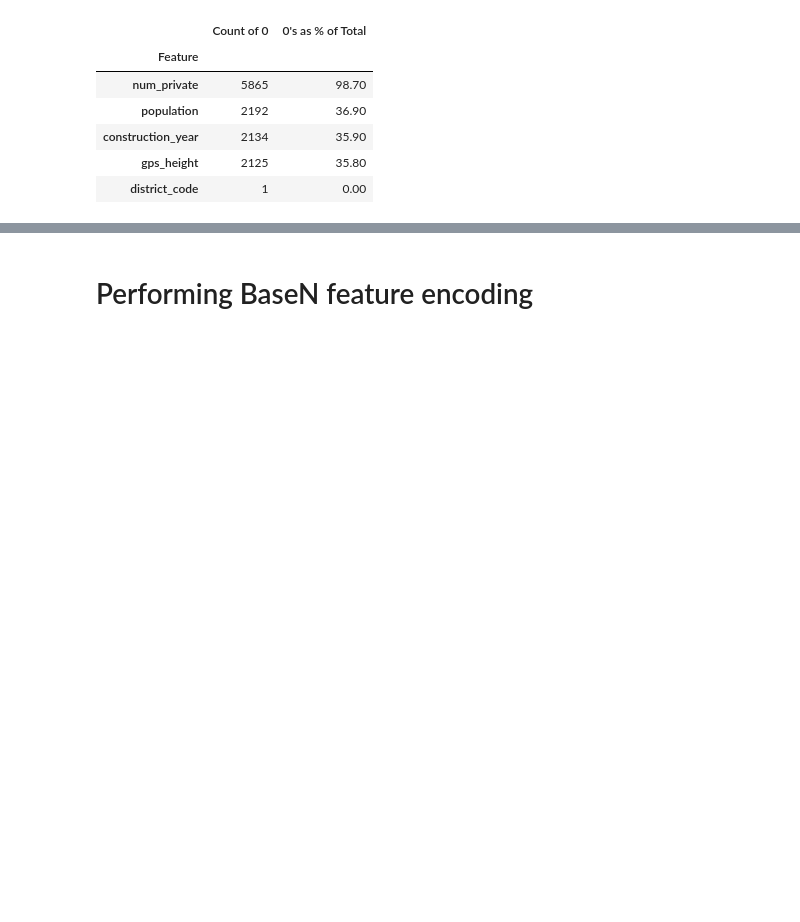
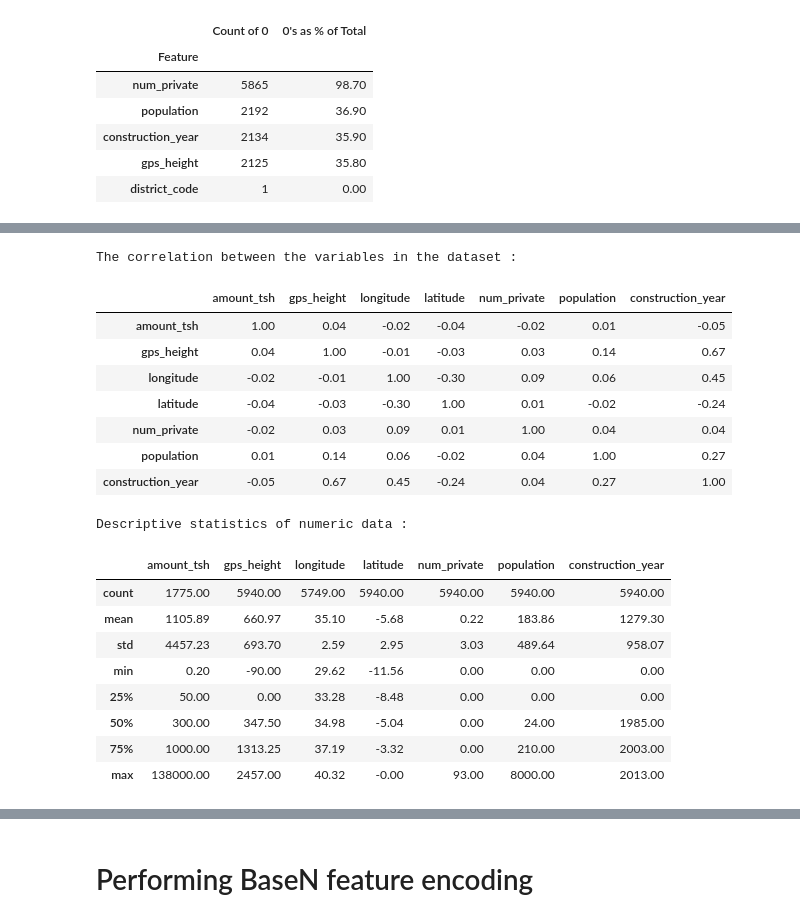
Before and after one commit to KCristopher/drivendata_competitions, a Jupyter notebook: data_mining_water_table/pump_water.ipynb, the cells around one changed output, grey strips where cells are left out. Drawn from its saved outputs; the diff is of its cells as text; code cells hidden in the pictures; blank space fills up the shorter version.

```diff
--- a/data_mining_water_table/pump_water.ipynb
+++ b/data_mining_water_table/pump_water.ipynb
@@ -3763 +3757,23 @@ Unique values from id, limited to 30
 dtype: object
+# %%
+summarize_numeric_data(X_test, exclude = [c for c in X_test.columns if 'code' in c])
+# %% [output]
+The correlation between the variables in the dataset :
+|  | amount_tsh | gps_height | longitude | latitude | num_private | population | construction_year |
+| amount_tsh | 1.00 | 0.04 | -0.02 | -0.04 | -0.02 | 0.01 | -0.05 |
+| gps_height | 0.04 | 1.00 | -0.01 | -0.03 | 0.03 | 0.14 | 0.67 |
+| longitude | -0.02 | -0.01 | 1.00 | -0.30 | 0.09 | 0.06 | 0.45 |
+| latitude | -0.04 | -0.03 | -0.30 | 1.00 | 0.01 | -0.02 | -0.24 |
+| num_private | -0.02 | 0.03 | 0.09 | 0.01 | 1.00 | 0.04 | 0.04 |
+| population | 0.01 | 0.14 | 0.06 | -0.02 | 0.04 | 1.00 | 0.27 |
+| construction_year | -0.05 | 0.67 | 0.45 | -0.24 | 0.04 | 0.27 | 1.00 |
+Descriptive statistics of numeric data :
+|  | amount_tsh | gps_height | longitude | latitude | num_private | population | construction_year |
+| count | 1775.00 | 5940.00 | 5749.00 | 5940.00 | 5940.00 | 5940.00 | 5940.00 |
+| mean | 1105.89 | 660.97 | 35.10 | -5.68 | 0.22 | 183.86 | 1279.30 |
+| std | 4457.23 | 693.70 | 2.59 | 2.95 | 3.03 | 489.64 | 958.07 |
+| min | 0.20 | -90.00 | 29.62 | -11.56 | 0.00 | 0.00 | 0.00 |
+| 25% | 50.00 | 0.00 | 33.28 | -8.48 | 0.00 | 0.00 | 0.00 |
+| 50% | 300.00 | 347.50 | 34.98 | -5.04 | 0.00 | 24.00 | 1985.00 |
+| 75% | 1000.00 | 1313.25 | 37.19 | -3.32 | 0.00 | 210.00 | 2003.00 |
+| max | 138000.00 | 2457.00 | 40.32 | -0.00 | 93.00 | 8000.00 | 2013.00 |
```
Also changed, not shown: parts of 26 cells of this notebook.
